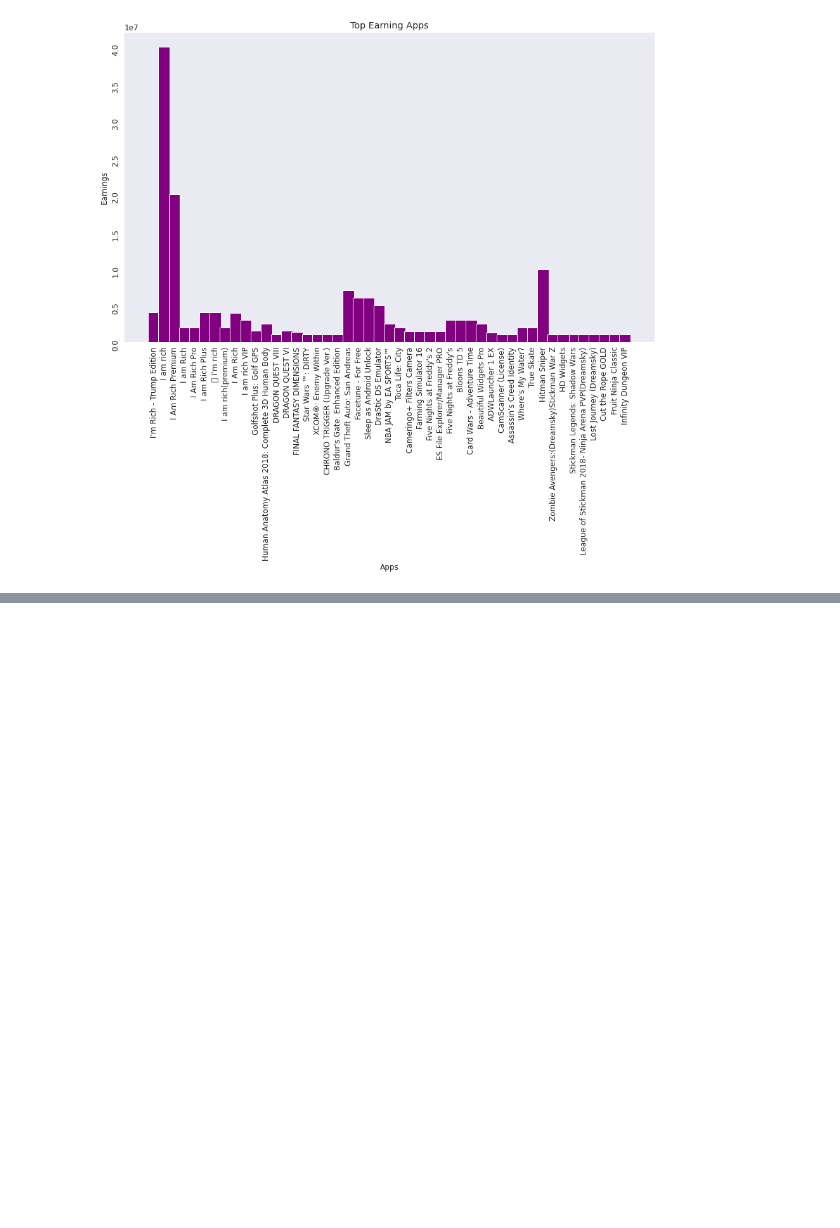
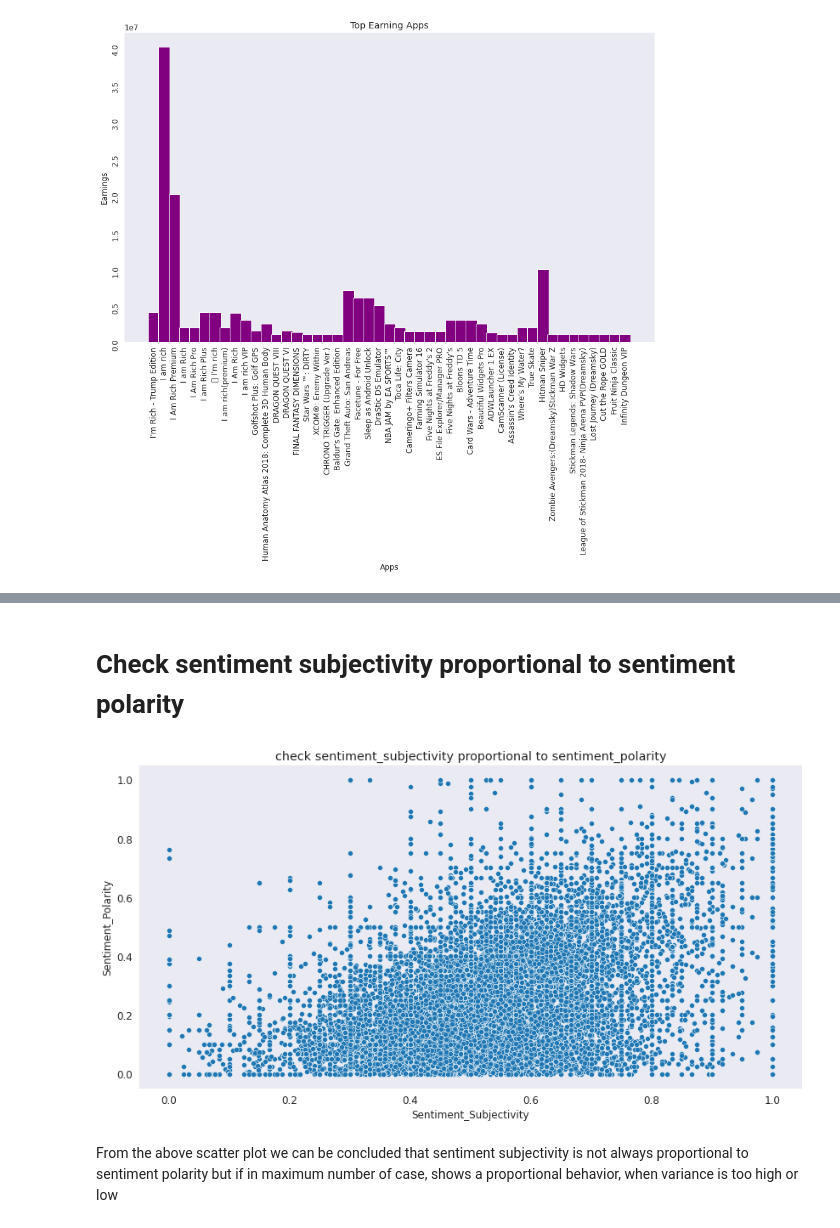
Before and after one commit to Nkbhapkar/EDA-on-playstore, a Jupyter notebook: Exploratory_data_analysis_on_Play_Store_App_Review_Analysis_Capstone_Project.ipynb, the cells around one changed output, grey strips where cells are left out. Cells and saved outputs as stored; diff of their text form; code cells hidden in the pictures; blank space fills up the shorter version.

```diff
--- a/Exploratory_data_analysis_on_Play_Store_App_Review_Analysis_Capstone_Project.ipynb
+++ b/Exploratory_data_analysis_on_Play_Store_App_Review_Analysis_Capstone_Project.ipynb
@@ -668,0 +735,2 @@ plt.title("Top Earning Apps");
+# %% [markdown]
+# Check sentiment subjectivity proportional to sentiment polarity
@@ -668,0 +739,12 @@ plt.title("Top Earning Apps");
+# %%
+merged_df['Sentiment_Subjectivity'] = merged_df['Sentiment_Subjectivity'].abs()
+merged_df['Sentiment_Polarity'] = merged_df['Sentiment_Polarity'].abs()
+# %%
+plt.figure(figsize=(14,7))
+sns.scatterplot(merged_df['Sentiment_Subjectivity'], merged_df['Sentiment_Polarity'])
+plt.title("check sentiment_subjectivity proportional to sentiment_polarity")
+plt.show()
+# %% [output]
+[figure, added]
+# %% [markdown]
+From the above scatter plot we can be concluded that sentiment subjectivity is not always proportional to sentiment polarity but if in maximum number of case, shows a proportional behavior, when variance is too high or low
```
Also changed, not shown: parts of 16 cells of this notebook.
